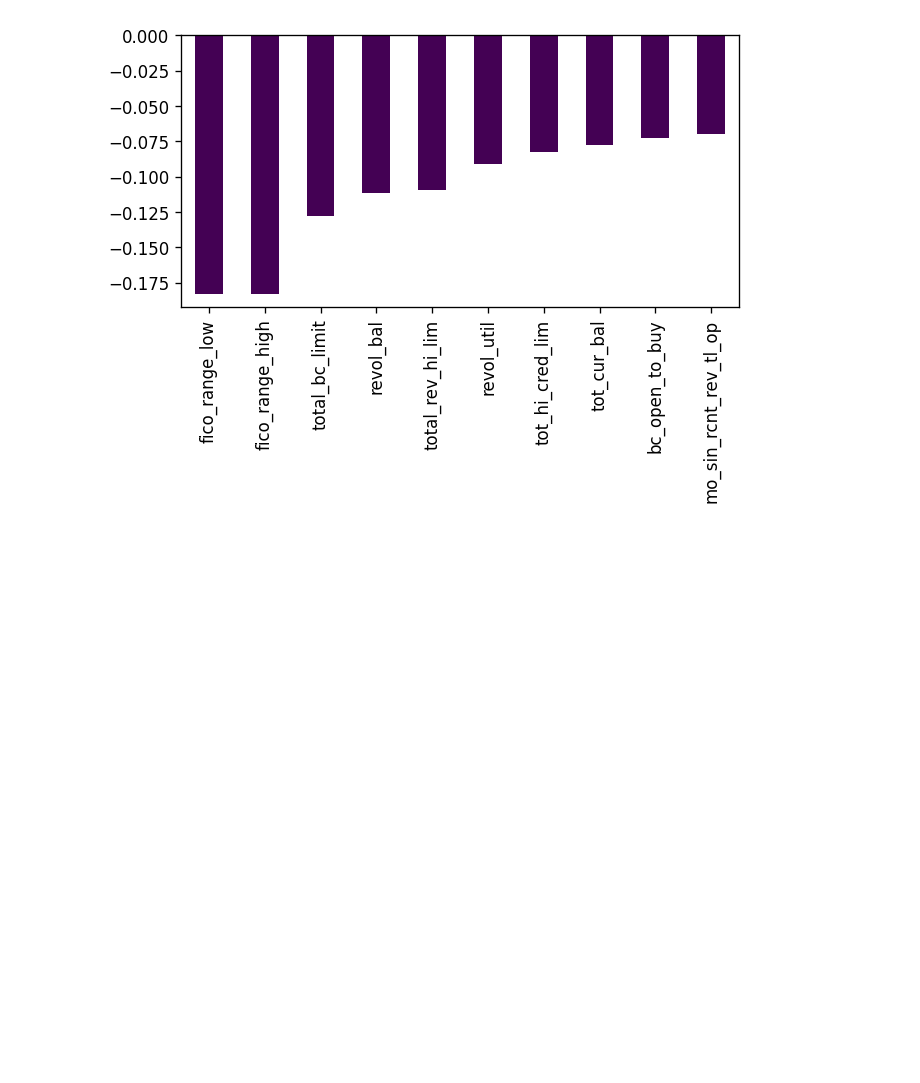
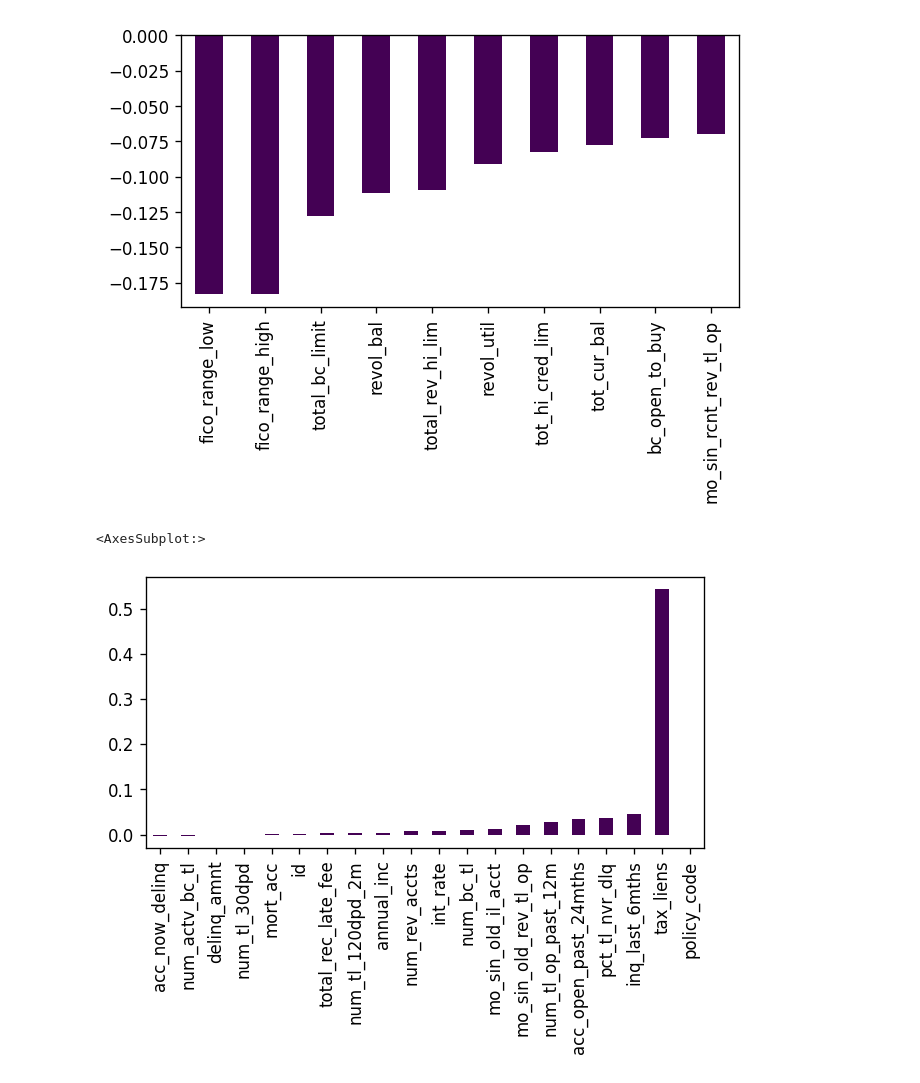
Before and after one commit to agnim25/citadel_summer_datathon_2022, a Jupyter notebook: exploratory_analysis.ipynb, the cells around one changed output. Cells and saved outputs as stored; diff of their text form; code cells hidden in the pictures; blank space fills up the shorter version.

```diff
--- a/exploratory_analysis.ipynb
+++ b/exploratory_analysis.ipynb
@@ -201,3 +201,14 @@ top_neg_corr.plot(kind='bar', cmap='viridis')
 # %% [output]
 <AxesSubplot:>
 [figure]
+# %%
+# Correlation of 'derogatory_bankruptcy_total' compared to others among people having other loans
+df_corr = df_has_other_loan.corr()['derogatory_bankruptcy_total'].sort_values().drop(['derogatory_bankruptcy_total', 'pub_rec', 'pub_rec_bankruptcies'])
+top_pos_corr = df_corr.tail(20)
+top_neg_corr = df_corr.head(10)
+# %%
+plt.figure(figsize=(6,3),dpi=120)
+top_pos_corr.plot(kind='bar', cmap='viridis')
+# %% [output]
+<AxesSubplot:>
+[figure, added]
```
Also changed, not shown: parts of 1 cell of this notebook.
